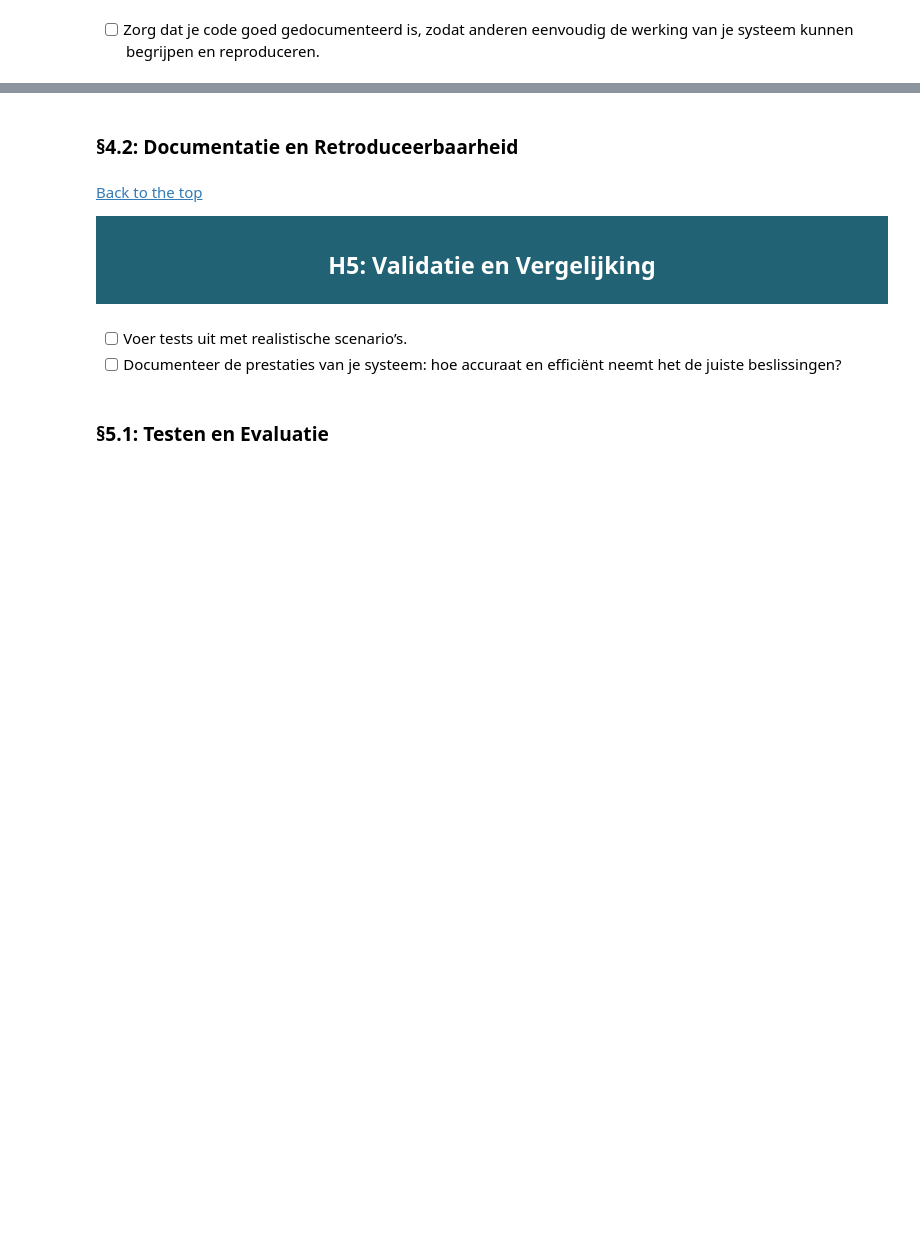
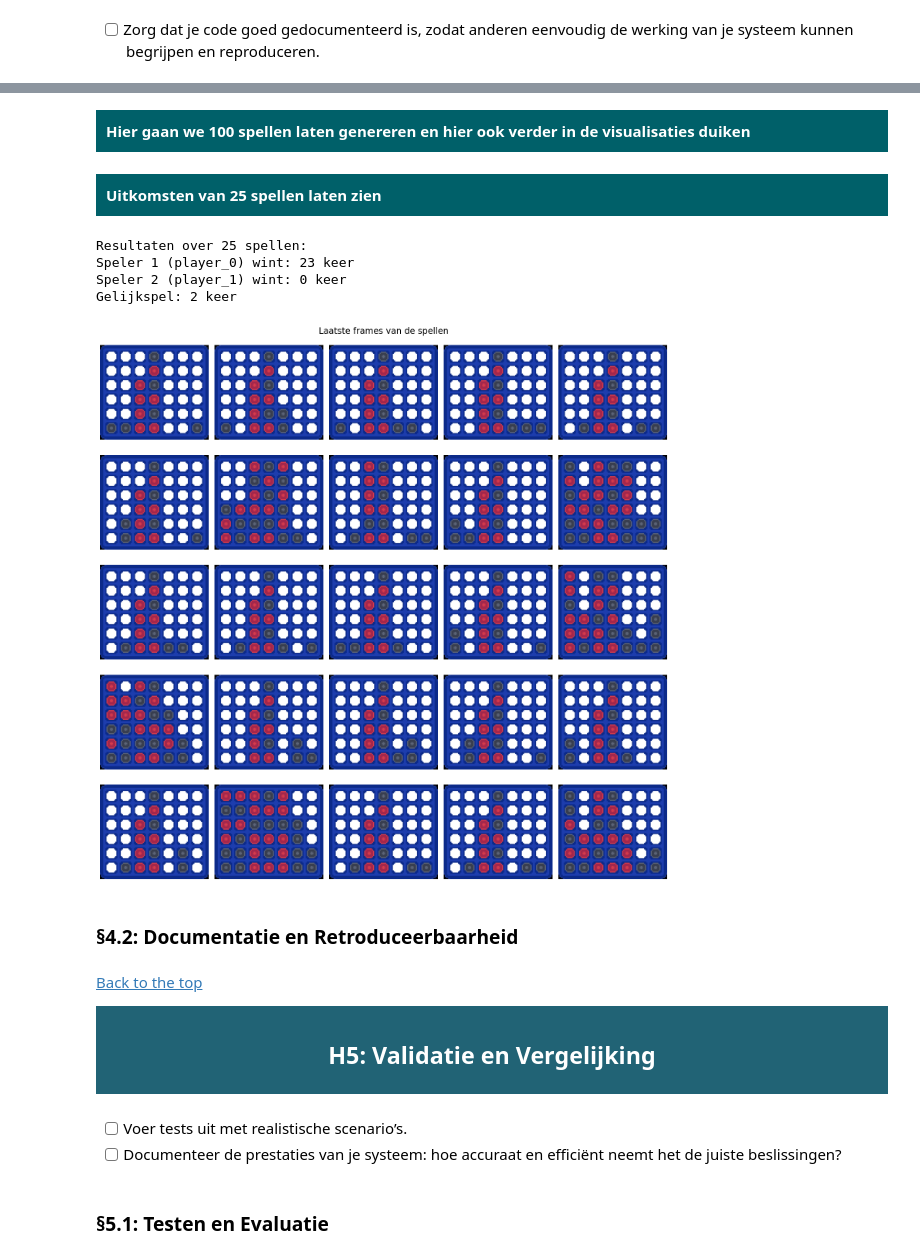
Before and after one commit to RogierHHS/Autonomous-Systems, a Jupyter notebook: Portfolio Autonomous Systems-checkpoint.ipynb, the cells around one changed output, grey strips where cells are left out. Saved outputs shown, nothing was run; the diff lists cells and outputs as text; code cells hidden in the pictures; blank space fills up the shorter version.

```diff
--- a/Portfolio Autonomous Systems-checkpoint.ipynb
+++ b/Portfolio Autonomous Systems-checkpoint.ipynb
@@ -245,0 +261,8 @@ X · · O · X ·
+# %%
+def rule_based_action_logged(observation, agent):
+    """
+    Roept de bestaande rule_based_action() uit main.py aan,
+    maar retourneert een tuple (move, rule) in plaats van alleen de zet.
+    """
+    move = main.rule_based_action(observation, agent)
+    return move, "Rule based action"
@@ -246 +445,3 @@ X · · O · X ·
+# %% [markdown]
+<div style="background-color:#006069; color:white; padding: 10px;"> <strong>Hier gaan we 100 spellen laten genereren en hier ook verder in de visualisaties duiken</strong> </div>
 # %%
@@ -300,44 +542,19 @@ def simulate_games(num_games):
+# %% [markdown]
+<div style="background-color:#006069; color:white; padding: 10px;"> <strong>Uitkomsten van 25 spellen laten zien</strong> </div>
 # %%
-if __name__ == "__main__":
-    wins, rule_counts, avg_move_time, games_moves = simulate_games(1000)
-    print("Winstatistieken:", wins)
-    print("Regelgebruik:", dict(rule_counts))
-    print("Gemiddelde rekentijd per zet:", avg_move_time)
+wins, final_frames = simulate_games_with_images(25)
+print("Resultaten over 25 spellen:")
+print(f"Speler 1 (player_0) wint: {wins[1]} keer")
+print(f"Speler 2 (player_1) wint: {wins[2]} keer")
+print(f"Gelijkspel: {wins['draw']} keer")
 
-    # Voorbeeld: print de zetten van het eerste spel
-    print("\nZetten van spel 1:")
-    for move in games_moves[5]:
-        print(move)
-
-    # # Visualiseer de resultaten
-    # # Winverdeling
-    # labels = list(wins.keys())
-    # values = list(wins.values())
-    # plt.figure()
-    # plt.bar(labels, values, color=['blue', 'orange', 'gray'])
-    # plt.title("Winverdeling over de simulatie")
-    # plt.xlabel("Uitkomst")
-    # plt.ylabel("Aantal games")
-    # plt.show()
-
-    # # Regeldistributie
-    # labels_rules = list(rule_counts.keys())
-    # values_rules = list(rule_counts.values())
-    # plt.figure()
-    # plt.bar(labels_rules, values_rules, color='green')
-    # plt.title("Toegepaste regels door de rule-based AI")
-    # plt.xlabel("Regel")
-    # plt.ylabel("Aantal keren toegepast")
-    # plt.xticks(rotation=45)
-    # plt.show()
-
-    # # Histogram van rekentijden
-    # plt.figure()
-    # plt.hist(move_times, bins=20, color='red')
-    # plt.title("Verdeelde rekentijd per zet")
-    # plt.xlabel("Tijd (seconden)")
-    # plt.ylabel("Frequentie")
-    # plt.show()
+plot_final_frames_grid(final_frames, grid_shape=(5, 5))
+# %% [output]
+Resultaten over 25 spellen:
+Speler 1 (player_0) wint: 23 keer
+Speler 2 (player_1) wint: 0 keer
+Gelijkspel: 2 keer
+[figure, added]
 # %% [markdown]
 <a name='4.2'></a>
 <h3>&sect;4.2: Documentatie en Retroduceerbaarheid</h3>
```
Also changed, not shown: parts of 12 cells of this notebook.
